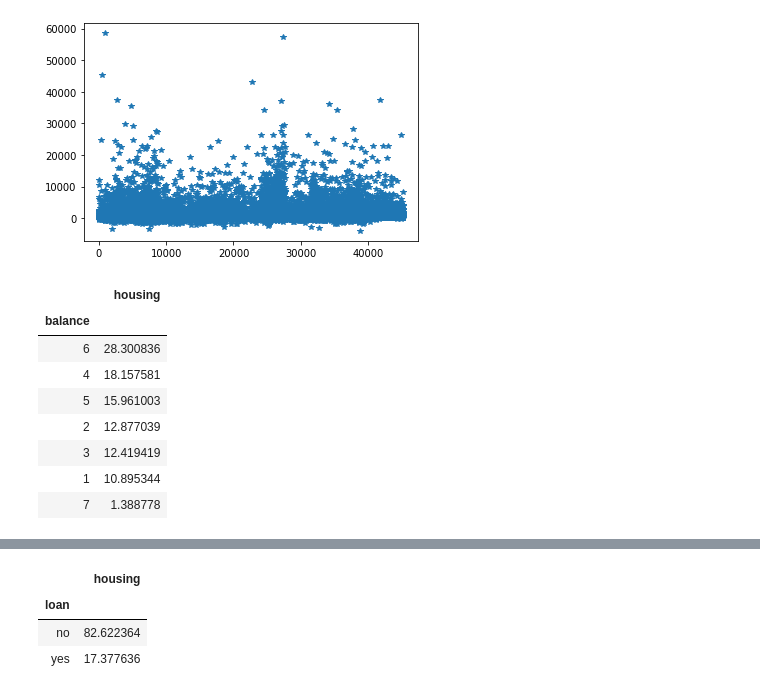
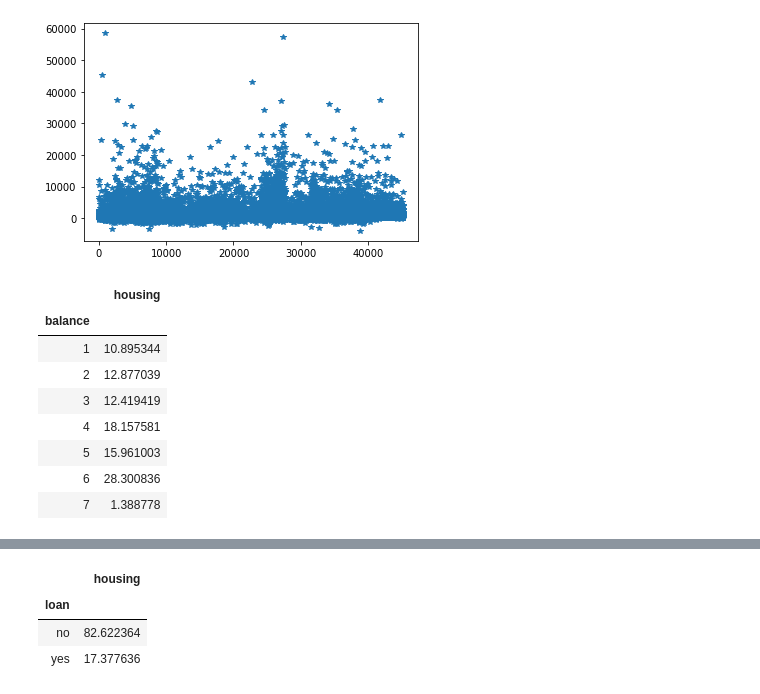
Before and after one commit to sanchobuendia/Test_Semantix, a Jupyter notebook: Test_Semantix.ipynb, the cells around one changed output, grey strips where cells are left out. Drawn from its saved outputs; the diff is of its cells as text; code cells hidden in the pictures.

```diff
--- a/Test_Semantix.ipynb
+++ b/Test_Semantix.ipynb
@@ -277,16 +390,17 @@ for i in range(l):
 # %%
 g_balance = yes_housing_balance.groupby('balance').count()
 g_balance.housing = (g_balance.housing/len_yes)*100
 g_balance = g_balance.drop(['job','marital','education','default', 'loan', 'contact', 'day', 'month', 'age',
               'duration', 'campaign','pdays', 'previous', 'poutcome','y'], axis=1)
 g_balance.sort_values(by=['housing'], ascending=False)
+g_balance
 # %% [output]
 |  | housing |
 | balance |  |
-| 6 | 28.300836 |
+| 1 | 10.895344 |
+| 2 | 12.877039 |
+| 3 | 12.419419 |
 | 4 | 18.157581 |
 | 5 | 15.961003 |
-| 2 | 12.877039 |
-| 3 | 12.419419 |
-| 1 | 10.895344 |
+| 6 | 28.300836 |
 | 7 | 1.388778 |
```
Also changed, not shown: parts of 62 cells of this notebook.
